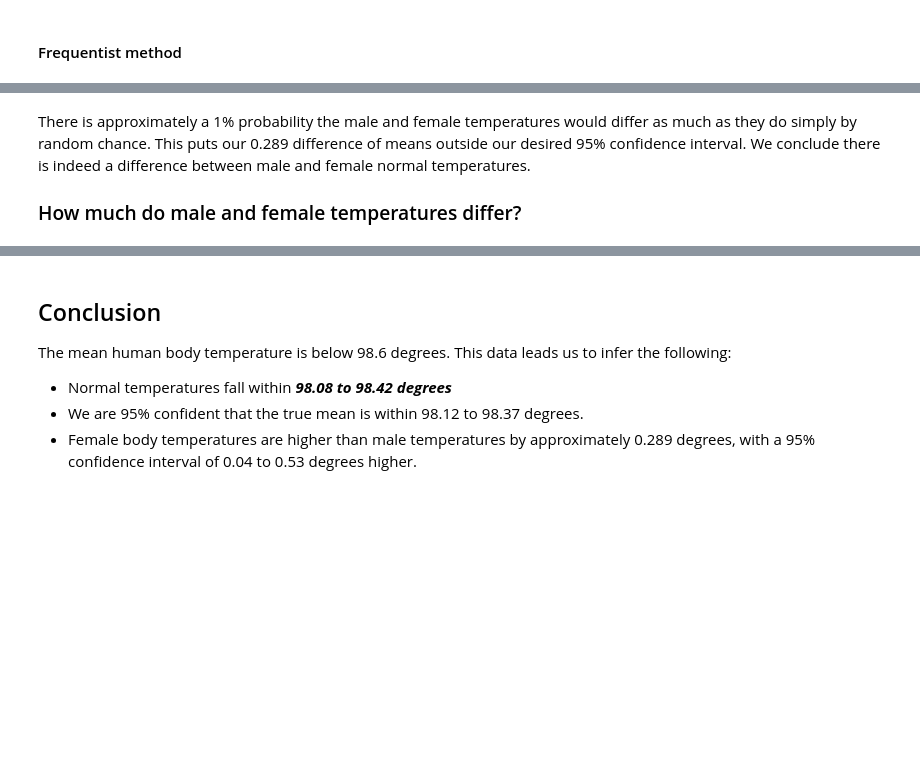
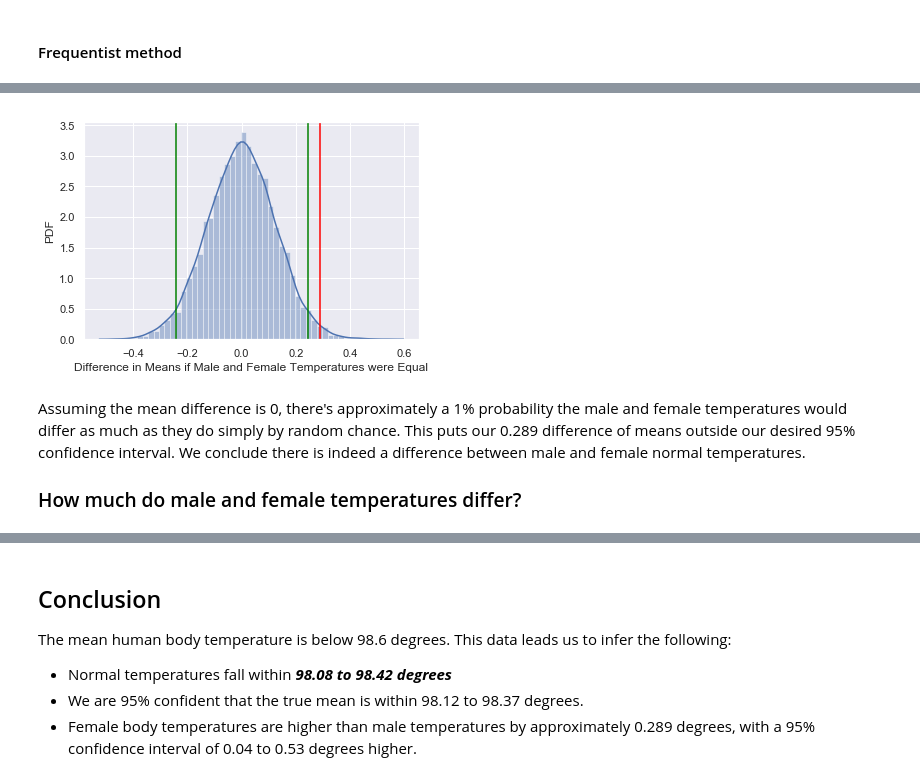
Before and after one commit to lwdee/Springboard, a Jupyter notebook: EDA_human_temperature/EDA_human_temperature.ipynb, the cells around one changed output, grey strips where cells are left out. Drawn from its saved outputs; the diff is of its cells as text; code cells hidden in the pictures; blank space fills up the shorter version.

```diff
--- a/EDA_human_temperature/EDA_human_temperature.ipynb
+++ b/EDA_human_temperature/EDA_human_temperature.ipynb
@@ -621,7 +621,22 @@ difference of means = 0.2892307692307696
 z-score = 2.3032202891943516
 p-value = 0.010633225915055111
+# %%
+# Histogram of the hypothesized data - assuming there is no difference between males and females
+_ = sns.distplot(normal_diff)
+
+# Plot line for actual found difference of 0.289
+_ = plt.axvline(x=0.289, color='red')
+_ = plt.axvline(x=-0.244, color='green')
+_ = plt.axvline(x=0.244, color='green')
+
+_ = plt.xlabel('Difference in Means if Male and Female Temperatures were Equal')
+_ = plt.ylabel('PDF')
+
+plt.show()
+# %% [output]
+[figure, added]
 # %% [markdown]
-There is approximately a 1% probability the male and female temperatures would differ as much as they do simply by random chance. This puts our 0.289 difference of means outside our desired 95% confidence interval. We conclude there is indeed a difference between male and female normal temperatures.
+Assuming the mean difference is 0, there's approximately a 1% probability the male and female temperatures would differ as much as they do simply by random chance. This puts our 0.289 difference of means outside our desired 95% confidence interval. We conclude there is indeed a difference between male and female normal temperatures.
 
 ### How much do male and female temperatures differ?
 # %%
```
Also changed, not shown: parts of 13 cells of this notebook.
